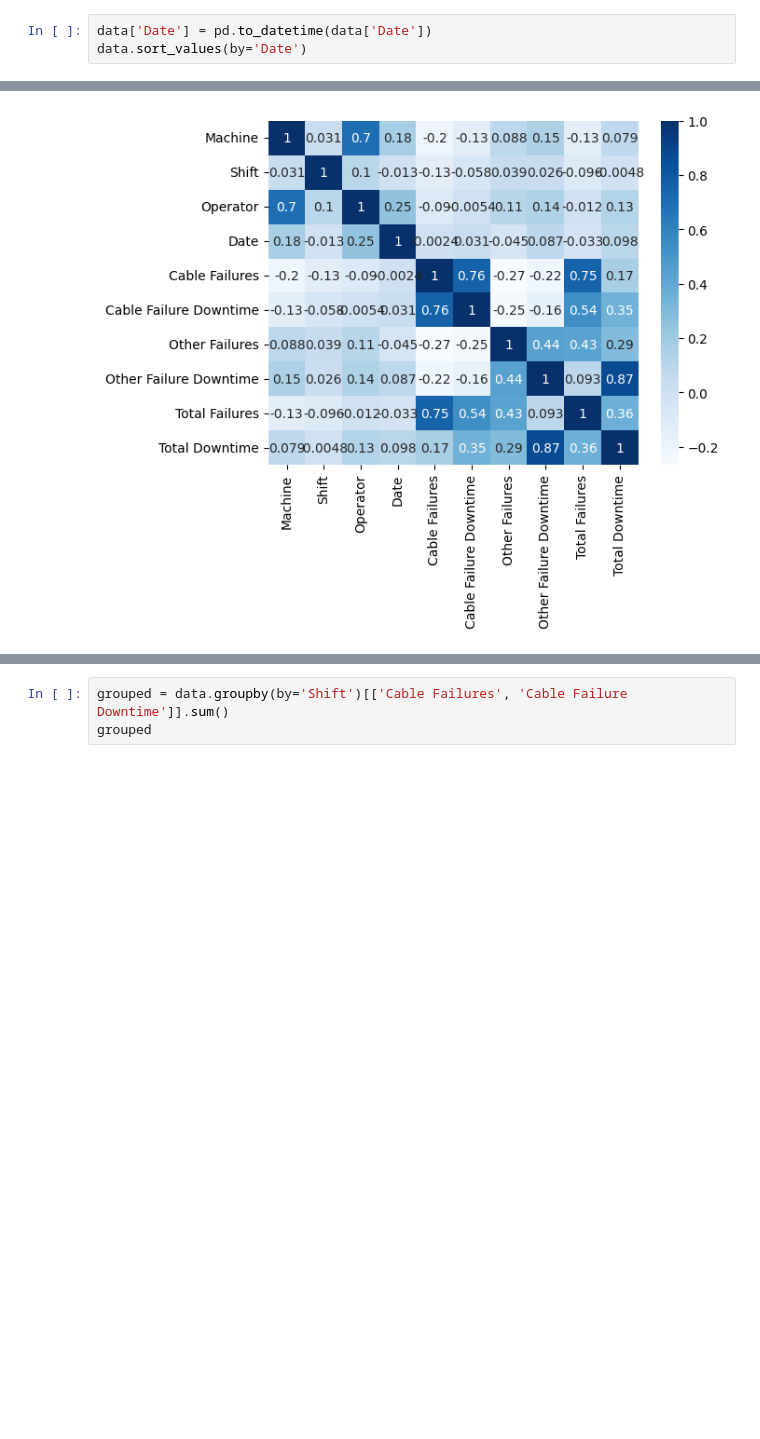
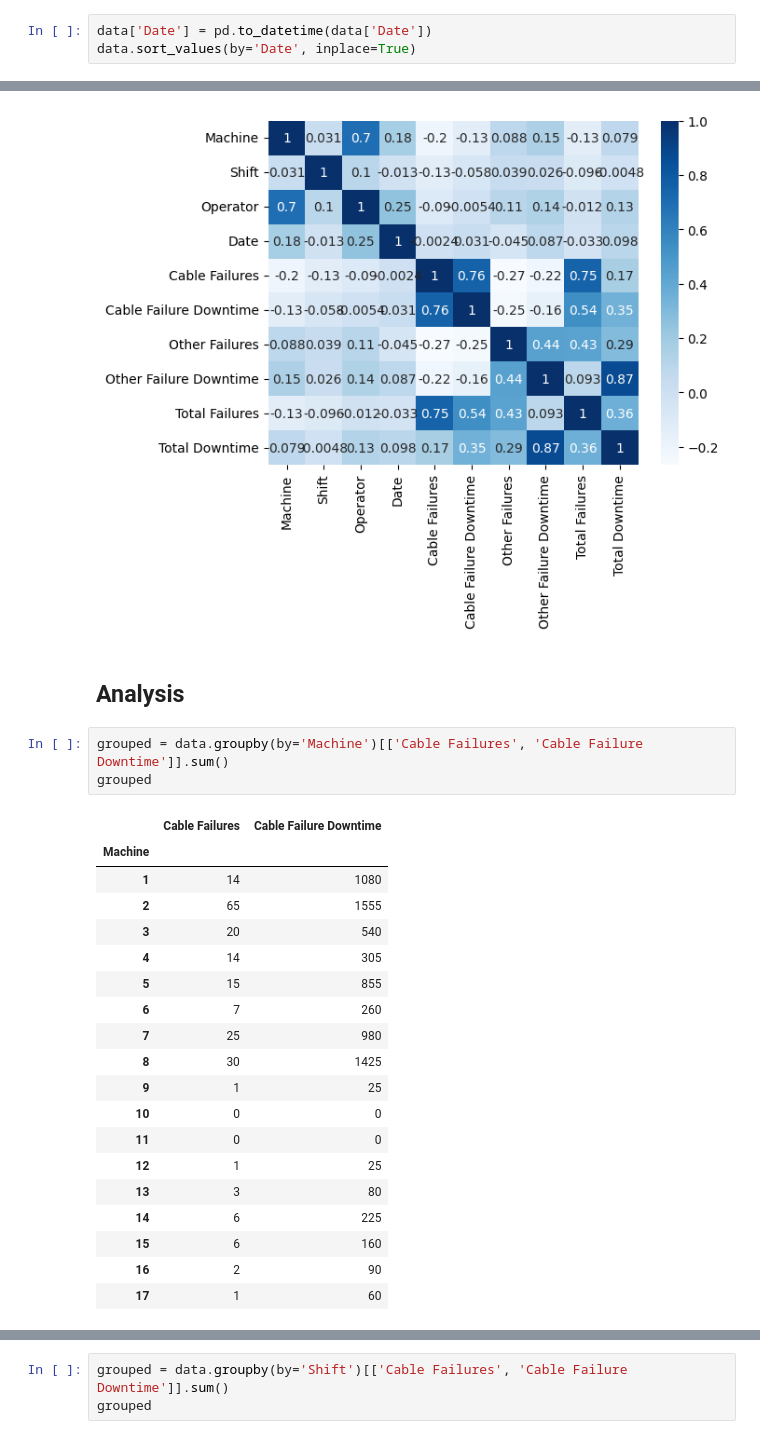
Before and after one commit to nekitnavr/DAproject, a Jupyter notebook: Copper_wire.ipynb, the cells around one changed output, grey strips where cells are left out. Drawn from its saved outputs; the diff is of its cells as text; blank space fills up the shorter version.

```diff
--- a/Copper_wire.ipynb
+++ b/Copper_wire.ipynb
@@ -30,4 +32,4 @@ data['Total Failures'] = data['Cable Failures'] + data['Other Failures']
 data['Total Downtime'] = data['Cable Failure Downtime'] + data['Other Failure Downtime']
 # %%
 data['Date'] = pd.to_datetime(data['Date'])
-data.sort_values(by='Date')
+data.sort_values(by='Date', inplace=True)
@@ -150,4 +125,29 @@ sns.heatmap(corr_matrix, cmap='Blues', annot=True)
 # %% [output]
 <Axes: >
 [figure]
+# %% [markdown]
+## Analysis
+# %%
+grouped = data.groupby(by='Machine')[['Cable Failures', 'Cable Failure Downtime']].sum()
+grouped
+# %% [output]
+|  | Cable Failures | Cable Failure Downtime |
+| Machine |  |  |
+| 1 | 14 | 1080 |
+| 2 | 65 | 1555 |
+| 3 | 20 | 540 |
+| 4 | 14 | 305 |
+| 5 | 15 | 855 |
+| 6 | 7 | 260 |
+| 7 | 25 | 980 |
+| 8 | 30 | 1425 |
+| 9 | 1 | 25 |
+| 10 | 0 | 0 |
+| 11 | 0 | 0 |
+| 12 | 1 | 25 |
+| 13 | 3 | 80 |
+| 14 | 6 | 225 |
+| 15 | 6 | 160 |
+| 16 | 2 | 90 |
+| 17 | 1 | 60 |
 # %%
```
Also changed, not shown: parts of 15 cells of this notebook, 1 other file.
